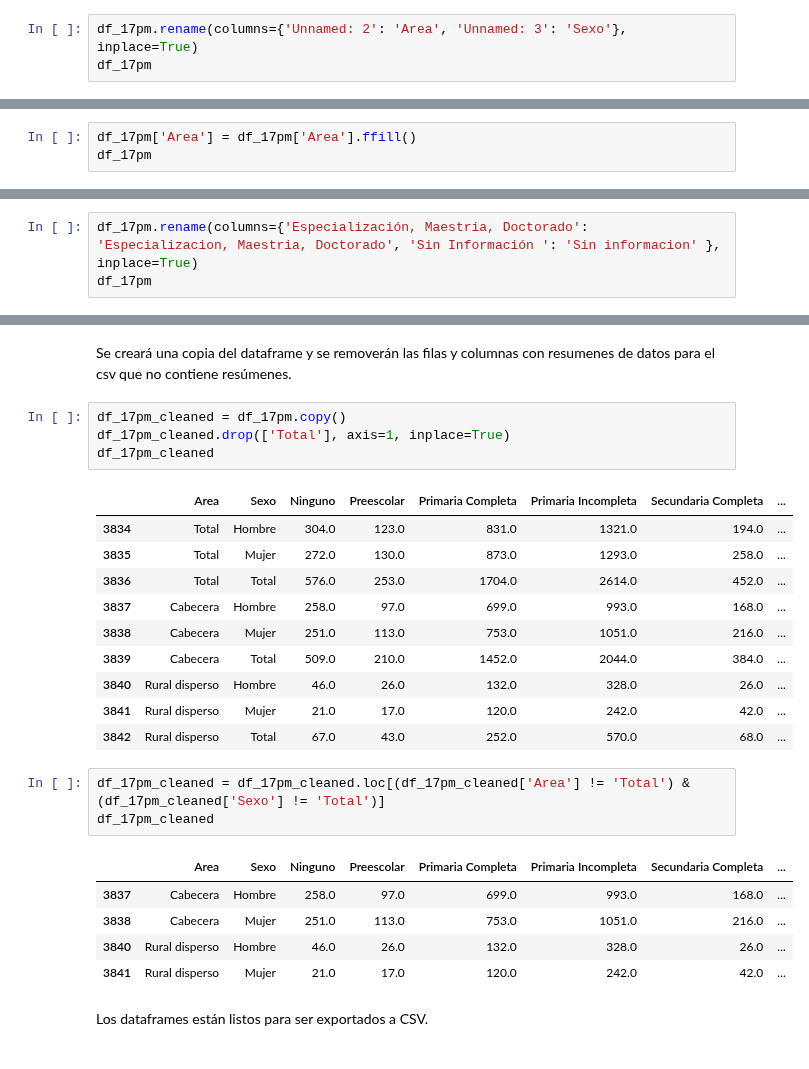
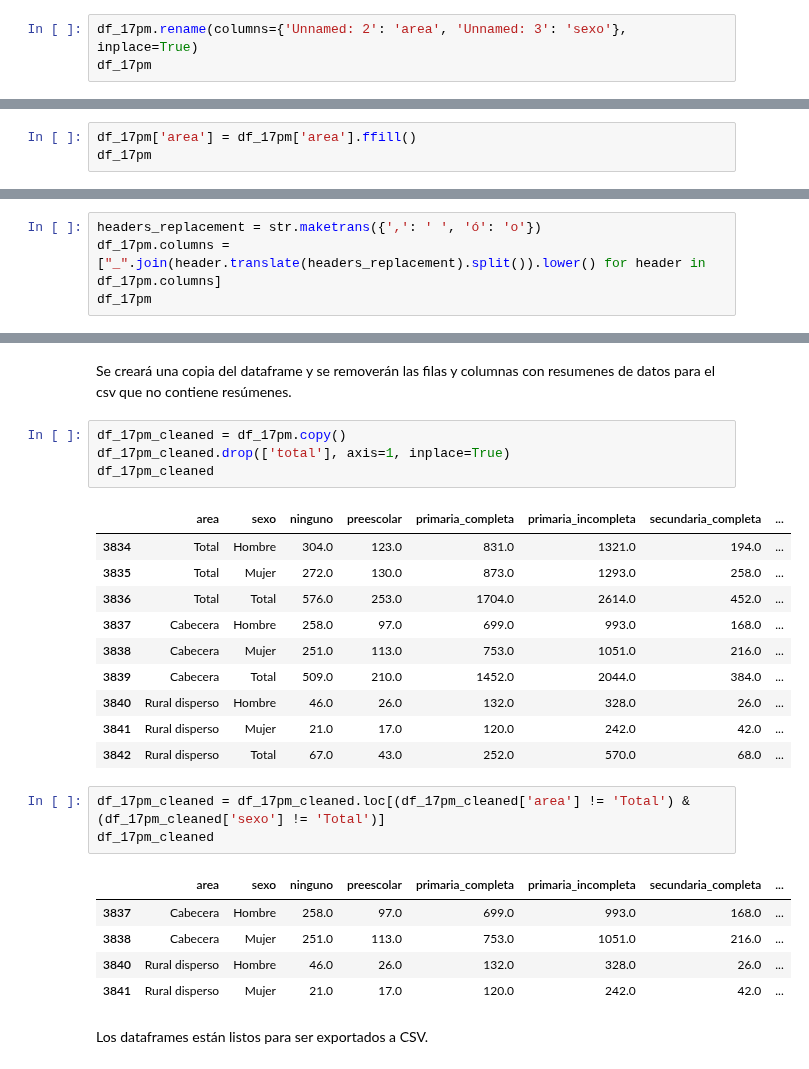
Before and after one commit to Schiavi13/Censo-Viterbo-Caldas-2018, a Jupyter notebook: source_to_csv_17pm.ipynb, the cells around one changed output, grey strips where cells are left out. Drawn from its saved outputs; the diff is of its cells as text.

Commit message:
Actualiza headers a minuscula y Snake Case de hoja 17PM

```diff
--- a/source_to_csv_17pm.ipynb
+++ b/source_to_csv_17pm.ipynb
@@ -59,6 +59,6 @@ df_17pm
 # %% [markdown]
 Se renombran los headers sin nombre.
 # %%
-df_17pm.rename(columns={'Unnamed: 2': 'Area', 'Unnamed: 3': 'Sexo'}, inplace=True)
+df_17pm.rename(columns={'Unnamed: 2': 'area', 'Unnamed: 3': 'sexo'}, inplace=True)
 df_17pm
 # %% [output]
@@ -75,6 +75,6 @@ df_17pm
 # %% [markdown]
 Se propagan los valores de las columnas con valores faltantes.
 # %%
-df_17pm['Area'] = df_17pm['Area'].ffill()
+df_17pm['area'] = df_17pm['area'].ffill()
 df_17pm
 # %% [output]
@@ -99,6 +99,3 @@ array(['Area', 'Sexo', 'Total', 'Ninguno', 'Preescolar',
        'Normal Completa', 'Normal Incompleta', 'Tecnico', 'Tecnologico',
        'Universitario', 'Especialización, Maestria, Doctorado',
        'Sin Información '], dtype=object)
-# %%
-df_17pm.rename(columns={'Especialización, Maestria, Doctorado': 'Especializacion, Maestria, Doctorado', 'Sin Información ': 'Sin informacion' }, inplace=True)
-df_17pm
@@ -115,0 +102,4 @@ df_17pm
+# %%
+headers_replacement = str.maketrans({',': ' ', 'ó': 'o'})
+df_17pm.columns = ["_".join(header.translate(headers_replacement).split()).lower() for header in df_17pm.columns]
+df_17pm
@@ -117,10 +118,10 @@ df_17pm
 Se creará una copia del dataframe y se removerán las filas y columnas con resumenes de datos para el csv que no contiene resúmenes.
 # %%
 df_17pm_cleaned = df_17pm.copy()
-df_17pm_cleaned.drop(['Total'], axis=1, inplace=True)
+df_17pm_cleaned.drop(['total'], axis=1, inplace=True)
 df_17pm_cleaned
 # %% [output]
-|  | Area | Sexo | Ninguno | Preescolar | Primaria Completa | Primaria Incompleta | Secundaria Completa | ... |
+|  | area | sexo | ninguno | preescolar | primaria_completa | primaria_incompleta | secundaria_completa | ... |
 | 3834 | Total | Hombre | 304.0 | 123.0 | 831.0 | 1321.0 | 194.0 | ... |
 | 3835 | Total | Mujer | 272.0 | 130.0 | 873.0 | 1293.0 | 258.0 | ... |
 | 3836 | Total | Total | 576.0 | 253.0 | 1704.0 | 2614.0 | 452.0 | ... |
@@ -131,10 +132,10 @@ df_17pm_cleaned
 | 3841 | Rural disperso | Mujer | 21.0 | 17.0 | 120.0 | 242.0 | 42.0 | ... |
 | 3842 | Rural disperso | Total | 67.0 | 43.0 | 252.0 | 570.0 | 68.0 | ... |
 # %%
-df_17pm_cleaned = df_17pm_cleaned.loc[(df_17pm_cleaned['Area'] != 'Total') & (df_17pm_cleaned['Sexo'] != 'Total')]
+df_17pm_cleaned = df_17pm_cleaned.loc[(df_17pm_cleaned['area'] != 'Total') & (df_17pm_cleaned['sexo'] != 'Total')]
 df_17pm_cleaned
 # %% [output]
-|  | Area | Sexo | Ninguno | Preescolar | Primaria Completa | Primaria Incompleta | Secundaria Completa | ... |
+|  | area | sexo | ninguno | preescolar | primaria_completa | primaria_incompleta | secundaria_completa | ... |
 | 3837 | Cabecera | Hombre | 258.0 | 97.0 | 699.0 | 993.0 | 168.0 | ... |
 | 3838 | Cabecera | Mujer | 251.0 | 113.0 | 753.0 | 1051.0 | 216.0 | ... |
 | 3840 | Rural disperso | Hombre | 46.0 | 26.0 | 132.0 | 328.0 | 26.0 | ... |
```
Also changed, not shown: parts of 5 cells of this notebook, 2 other files.
